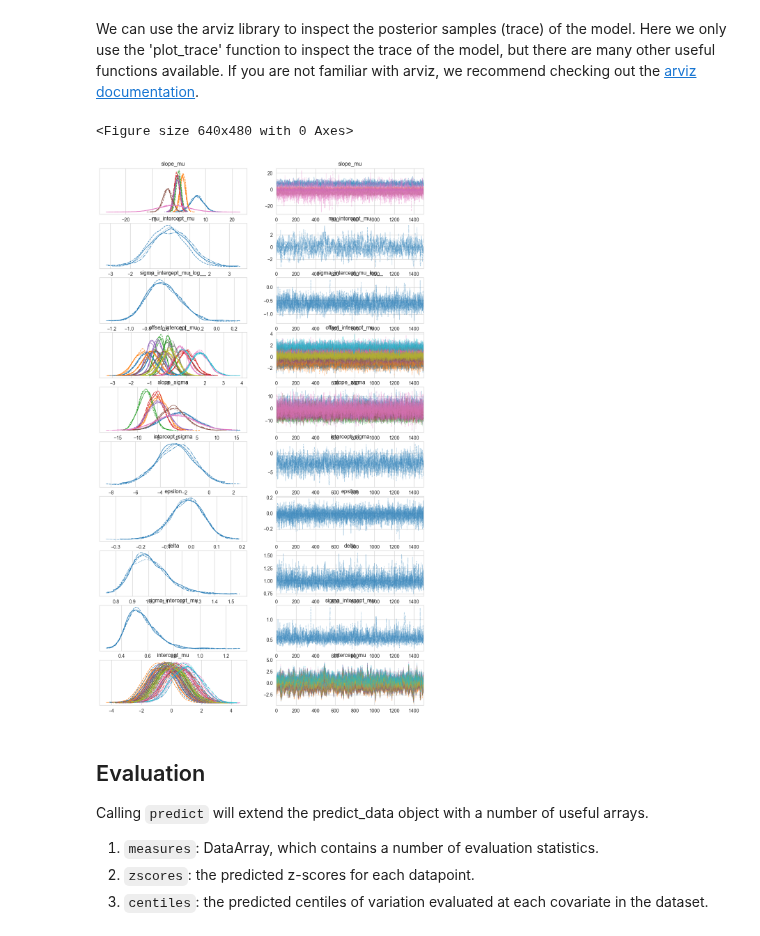
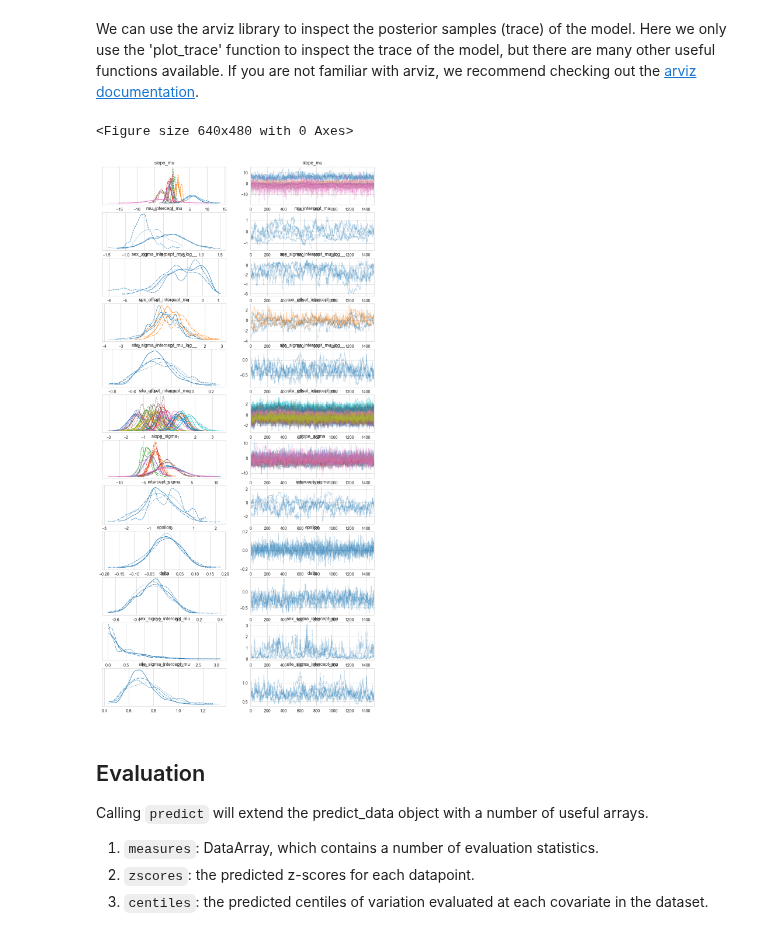
Before and after one commit to amarquand/PCNtoolkit, a Jupyter notebook: example_notebooks/hbr_example.ipynb, the cells around one changed output. Drawn from its saved outputs; the diff is of its cells as text; code cells hidden in the pictures.

```diff
--- a/example_notebooks/hbr_example.ipynb
+++ b/example_notebooks/hbr_example.ipynb
@@ -227,12 +199,23 @@ We can use the arviz library to inspect the posterior samples (trace) of the mod
 # %%
 idata = model.idata  # type: ignore
 
 plt.tight_layout()
-az.plot_trace(idata.posterior, var_names="~_samples", filter_vars="like")
+az.plot_trace(
+    idata.posterior,
+    var_names=[
+        "~mu_samples",
+        "~sigma_samples",
+        "~epsilon_samples",
+        "~delta_samples",
+        "~intercept_mu",
+        "~scaled_site_offset_intercept_mu",
+        "~scaled_sex_offset_intercept_mu",
+    ],
+)
 plt.show()
 # %% [output]
 <Figure size 640x480 with 0 Axes>
-[figure, old version]
+[figure, new version]
 # %% [markdown]
 ## Evaluation
 Calling `predict` will extend the predict_data object with a number of useful arrays.
```
Also changed, not shown: parts of 43 cells of this notebook, 17 other files.
